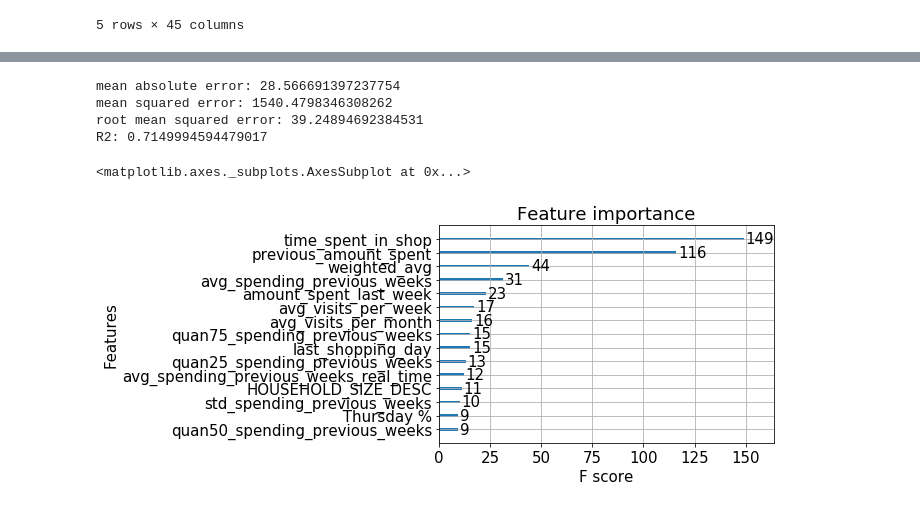
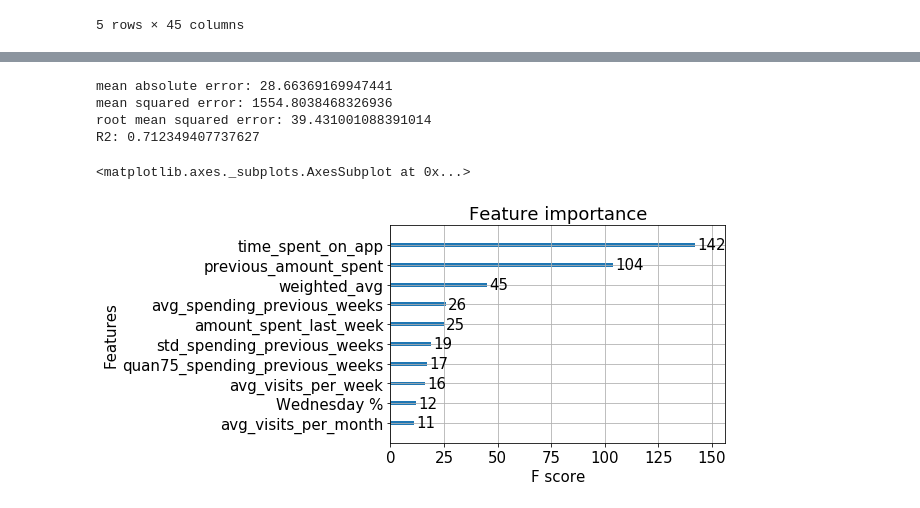
Before and after one commit to robmoratore/ShellDnA, a Jupyter notebook: DnA 2.0/Predict weekly consumption.ipynb, the cells around one changed output, grey strips where cells are left out. Saved outputs shown, nothing was run; the diff lists cells and outputs as text; code cells hidden in the pictures.

```diff
--- a/DnA 2.0/Predict weekly consumption.ipynb
+++ b/DnA 2.0/Predict weekly consumption.ipynb
@@ -19,18 +19,21 @@ data = data.sort_values('WEEK_NO')
 
 data = data.dropna().reset_index().drop('index',axis=1)
 
+
+# additional features
+
 noise = np.random.normal(0,1,data.shape[0])
 noise
 
 noise2 = np.random.normal(0,1,data.shape[0])
 noise2
 
-#time spent in shop
-data['time_spent_in_shop'] = (data['SALES_VALUE']/10 - data['previous_amount_spent'] + 3*noise + 400) *0.2
-data['time_spent_in_shop'] = data['time_spent_in_shop'].apply(lambda x: x+100 if x<0 else x)
-min_val = int(data['time_spent_in_shop'].min())
-max_val = int(data['time_spent_in_shop'].max())
-data['time_spent_in_shop'] = data['time_spent_in_shop'].apply(lambda x: x+100 if x<(randint(min_val,max_val)*0.3) else x)
+#time spent on the app's discount section
+data['time_spent_on_app'] = (data['SALES_VALUE']/10 - data['previous_amount_spent'] + 3*noise + 400) *0.2
+data['time_spent_on_app'] = data['time_spent_on_app'].apply(lambda x: x+100 if x<0 else x)
+min_val = int(data['time_spent_on_app'].min())
+max_val = int(data['time_spent_on_app'].max())
+data['time_spent_on_app'] = data['time_spent_on_app'].apply(lambda x: x+100 if x<(randint(min_val,max_val)*0.3) else x)
 
 # difference in fuel price between this shop and the average in the area
 data['difference_fuel_price'] = data['SALES_VALUE']/20 *2*data['Monday %'] + 2*noise2
@@ -81,8 +64,10 @@ data.sort_values('WEEK_NO')
 columns_to_predict_on = ['AGE_DESC',
        'MARITAL_STATUS_CODE', 'INCOME_DESC', 'HOMEOWNER_DESC',
        'HOUSEHOLD_SIZE_DESC', 'KID_CATEGORY_DESC', 'Adults', 'Child Boolean',
+
        'Monday %', 'Tuesday %', 'Wednesday %', ' Thursday %', 'Friday %',
        'Saturday %', 'Sunday %', 'morning %', 'afternoon %', 'evening %',
+
        'avg_visits_per_month', 'avg_visits_per_week', 'weighted_avg',
        'avg_spending_previous_weeks_real_time',
        'std_spending_previous_weeks_real_time',
@@ -93,14 +78,13 @@ columns_to_predict_on = ['AGE_DESC',
        'avg_spending_previous_weeks', 'std_spending_previous_weeks',
        'var_spending_previous_weeks', 'quan25_spending_previous_weeks',
        'quan50_spending_previous_weeks', 'quan75_spending_previous_weeks',
-        'last_shopping_day', 'days_since_last_shopping',
+
+       'last_shopping_day', 'days_since_last_shopping',
        'last_shopping_week', 'weeks_since_last_shopping',
-       'amount_spent_last_week', 'previous_amount_spent', 'month', 'season',
-       'month_x', 'month_y',
-            'time_spent_in_shop',
-                         'difference_fuel_price'
-#                         'lower_fake','higher_fake'
-                        ]
+       'amount_spent_last_week', 'previous_amount_spent',
+
+         'month', 'season', 'month_x', 'month_y',
+            'time_spent_on_app', 'difference_fuel_price']
 
 
 
@@ -198,6 +166,6 @@ dtest = xgb.DMatrix(X_test, label=y_test)
 param = {'max_depth':5, 'eta':0.7, 'booster':'gbtree', 'subsample':0.5,
          'objective':'reg:squarederror','eval_metric':'rmse'}
 evallist = [(dtest, 'eval'), (dtrain, 'train')]
-num_round = 21
+num_round = 20
 bst = xgb.train(param, dtrain, num_round, evallist)
 # %% [output]
@@ -235,13 +206,13 @@ print('root mean squared error: ' + str(rmse))
 r2 = r2_score(y_test, preds)
 print('R2: ' + str(r2))
 # %% [output]
-mean absolute error: 28.566691397237754
-mean squared error: 1540.4798346308262
-root mean squared error: 39.24894692384531
-R2: 0.7149994594479017
+mean absolute error: 28.66369169947441
+mean squared error: 1554.8038468326936
+root mean squared error: 39.431001088391014
+R2: 0.712349407737627
 # %%
 matplotlib.rcParams.update({'font.size': 15})
-xgb.plot_importance(bst,max_num_features=15)
+xgb.plot_importance(bst,max_num_features=10)
 # %% [output]
 <matplotlib.axes._subplots.AxesSubplot at 0x...>
-[figure, old version]
+[figure, new version]
```
Also changed, not shown: parts of 15 cells of this notebook, 1 other file.
